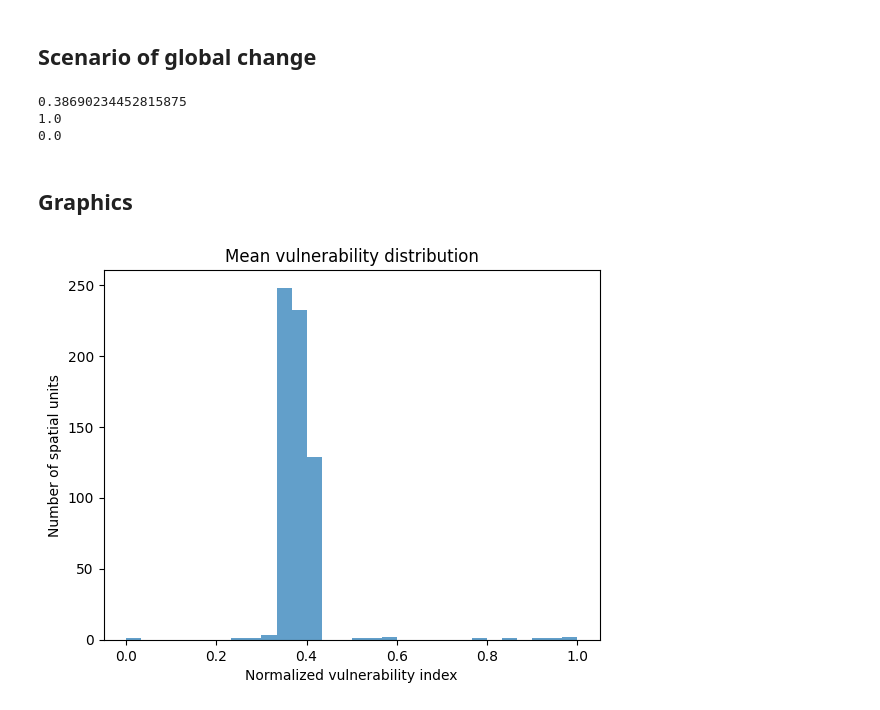
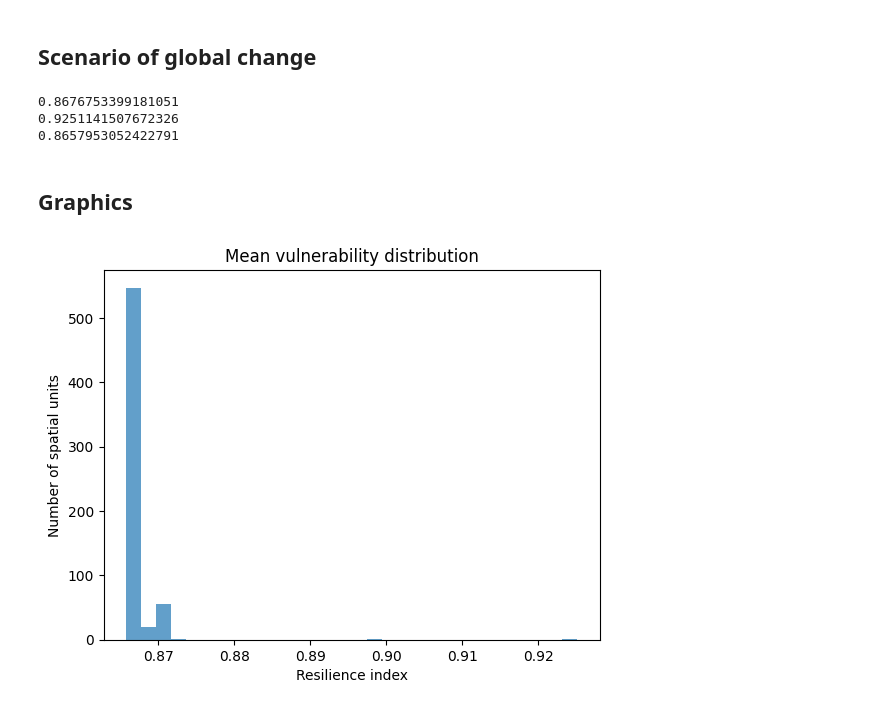
Before and after one commit to camillefagbedji69-cpu/carbon_ml_monte_carlo_simulation, a Jupyter notebook: Notebook_ML_MC.ipynb, the cells around one changed output. Saved outputs shown, nothing was run; the diff lists cells and outputs as text; code cells hidden in the pictures.

```diff
--- a/Notebook_ML_MC.ipynb
+++ b/Notebook_ML_MC.ipynb
@@ -131,9 +131,7 @@ df[top_vars].corr() ##Correlation matrix
 ## Scenario of global change
 # %%
 x_mc = x.drop(['plot_id'], axis=1)
-
-vuln_mean = []
-vuln_p10 = []
+res = []
 
 for idx in range(len(x_mc)):
     row = x_mc.iloc[idx].copy()
@@ -141,37 +139,37 @@ for idx in range(len(x_mc)):
 
     for var in top_vars:
         mu = row[var]
-        sigma = abs(mu) * 0.2 / 1.96  # ±20% ≈ IC95%
+        sigma = abs(mu) * 2 / 1.96  # ±20% ≈ IC95%
         sim_matrix[:, x_mc.columns.get_loc(var)] = np.random.normal(mu, sigma, n_sim)
 
-    # Predictions
+
+    preds_sim = model.predict(sim_matrix)
     preds_baseline = model.predict(row.values.reshape(1,-1))[0]
-    preds_sim = model.predict(sim_matrix)
+    pred_pess = np.percentile(preds_sim, 5)
 
     # Vulnerability
-    loss = (preds_baseline - preds_sim) / (abs(preds_baseline) + 1e-6)
+    loss = (preds_baseline - pred_pess) / (abs(preds_baseline) + 1e-6)
+    loss = max(0, loss.mean())
+    resilience = 1 - loss
 
-    vuln_p10.append(np.percentile(loss,10))  # Pessimiste scenario vulnerability values
-
-# Conversion in array
-vuln_p10 = np.array(vuln_p10)
-vuln_norm = (vuln_p10 - vuln_p10.min()) / (vuln_p10.max() - vuln_p10.min()) #Normalisation with Min Max scaling
+    res.append(resilience)  # Resilience
 # %%
-print(vuln_norm.mean())
-print(vuln_norm.max())
-print(vuln_norm.min())
+res = np.array(res)
+print(res.mean())
+print(res.max())
+print(res.min())
 # %% [output]
-0.38690234452815875
-1.0
-0.0
+0.8676753399181051
+0.9251141507672326
+0.8657953052422791
 # %% [markdown]
 ## Graphics
 # %%
 plt.figure()
-plt.hist(vuln_norm, bins=30, alpha=0.7)
-plt.xlabel("Normalized vulnerability index")
+plt.hist(res, bins=30, alpha=0.7)
+plt.xlabel("Resilience index")
 plt.ylabel("Number of spatial units")
 plt.title("Mean vulnerability distribution")
 plt.show()
 # %% [output]
-[figure, old version]
+[figure, new version]
```
